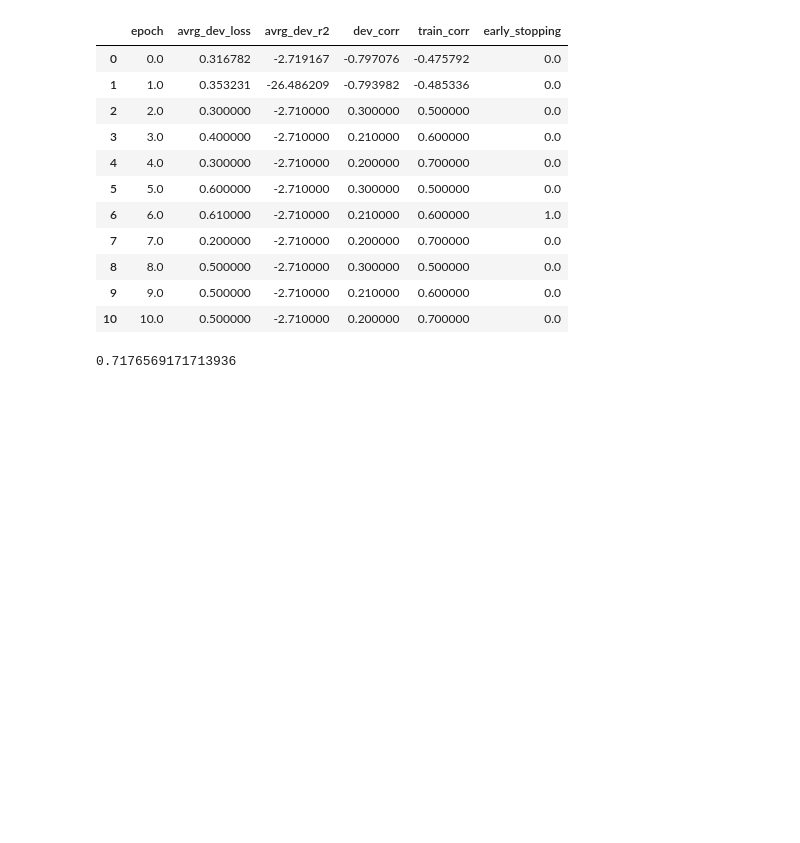
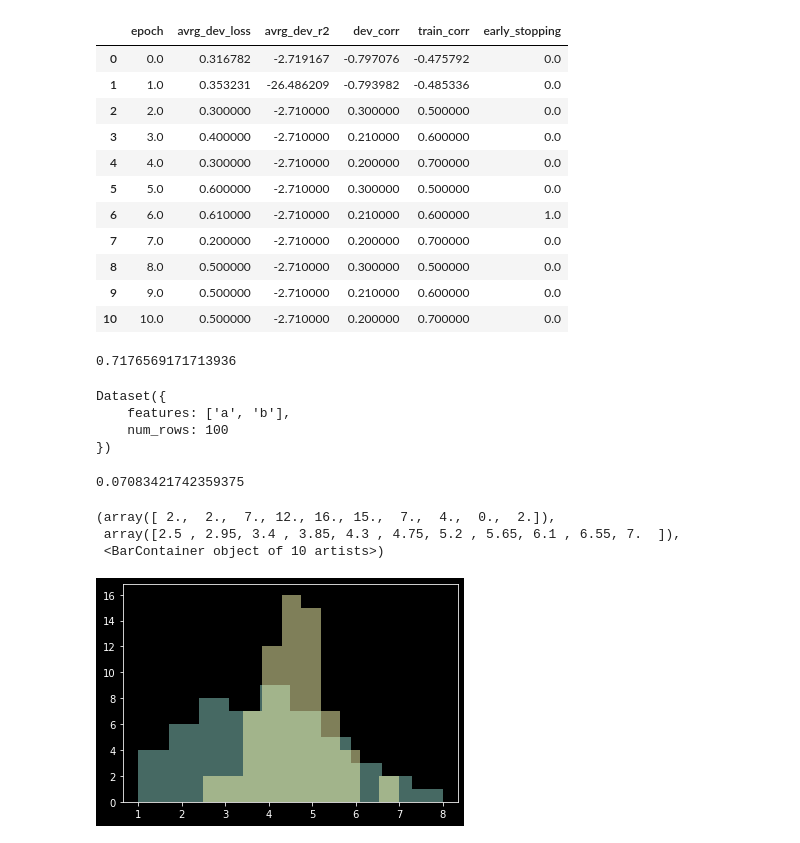
Before and after one commit to myrazma/2022_Masterthesis_Code, a Jupyter notebook: analysis/tryout.ipynb, the cells around one changed output. Cells and saved outputs as stored; diff of their text form; code cells hidden in the pictures; blank space fills up the shorter version.

```diff
--- a/analysis/tryout.ipynb
+++ b/analysis/tryout.ipynb
@@ -214,0 +220,27 @@ h
+# %%
+a = np.random.rand(100)
+b = np.random.rand(100)
+datasets.Dataset.from_dict({'a': a, 'b': b})
+# %% [output]
+Dataset({
+    features: ['a', 'b'],
+    num_rows: 100
+})
+# %%
+from scipy.stats import pearsonr
+r, p = pearsonr(a, b)
+r
+# %% [output]
+0.07083421742359375
+# %%
+import matplotlib.pyplot as plt
+import numpy as np
+a = np.array([1,1,1,1,2,2,2,2,2,2,3,3,3,3,3,3,3,3,3.5,3.5,3.5,3.5,3.5,3.5,3.5,4,4,4,4,4,4,4,4,4,5,5,5,5,5,5,5,5.5,5.5,5.5,5.5,5.5,6,6,6,7,7,8])
+plt.hist(a, alpha = 0.5)
+b = np.array([2.5,2.5,3,3,3.5,3.5,3.5,3.5,3.5,3.5,3.5,4,4,4,4,4,4,4,4,4,4,4,4,4.5,4.5,4.5,4.5,4.5,4.5,4.5,4.5,4.5,4.5,4.5,4.5,4.5,4.5,4.5,4.5,5,5,5,5,5,5,5,5,5,5,5,5,5,5,5,5.5,5.5,5.5,5.5,5.5,5.5,5.5,6,6,6,6,7,7])
+plt.hist(b, alpha=0.5)
+# %% [output]
+(array([ 2.,  2.,  7., 12., 16., 15.,  7.,  4.,  0.,  2.]),
+ array([2.5 , 2.95, 3.4 , 3.85, 4.3 , 4.75, 5.2 , 5.65, 6.1 , 6.55, 7.  ]),
+ <BarContainer object of 10 artists>)
+[figure, added]
```
Also changed, not shown: parts of 7 cells of this notebook, 4 other files.
